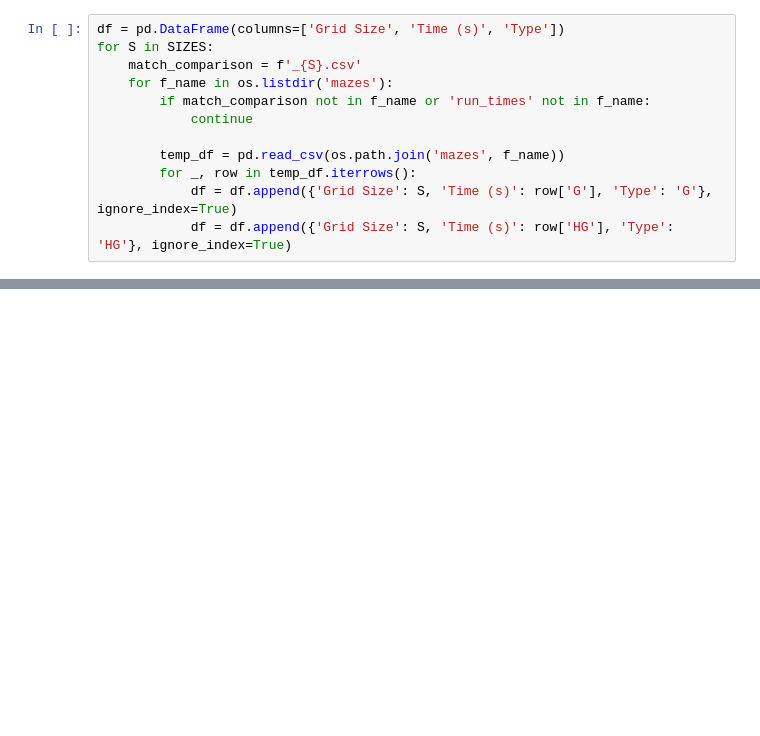
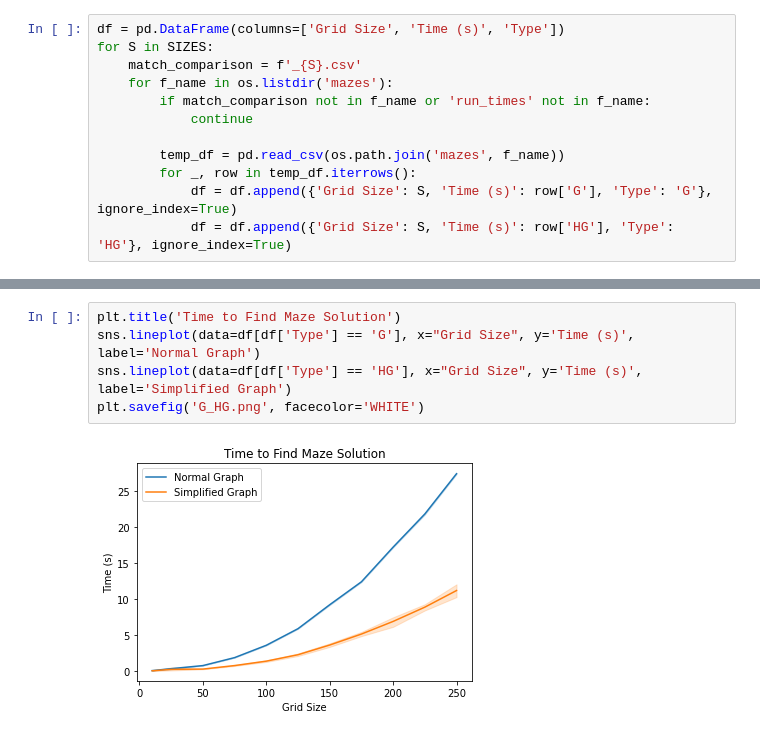
Before and after one commit to bi3mer/simplifying_graphs_for_pathfinding, a Jupyter notebook: Maze_Graphing.ipynb, the cells around one changed output, grey strips where cells are left out. Cells and saved outputs as stored; diff of their text form; blank space fills up the shorter version.

```diff
--- a/Maze_Graphing.ipynb
+++ b/Maze_Graphing.ipynb
@@ -27,0 +27,7 @@ plt.show()
+# %%
+plt.title('Time to Find Maze Solution')
+sns.lineplot(data=df[df['Type'] == 'G'], x="Grid Size", y='Time (s)', label='Normal Graph')
+sns.lineplot(data=df[df['Type'] == 'HG'], x="Grid Size", y='Time (s)', label='Simplified Graph')
+plt.savefig('G_HG.png', facecolor='WHITE')
+# %% [output]
+[figure, added]
```
Also changed, not shown: parts of 1 cell of this notebook, 6 other files.
